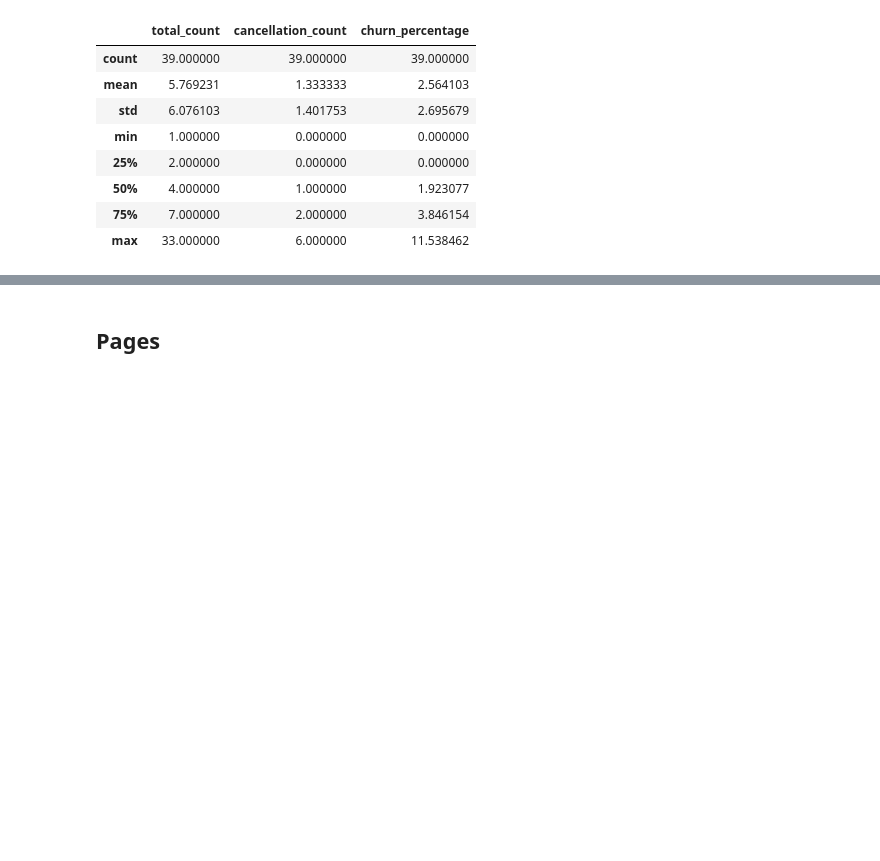
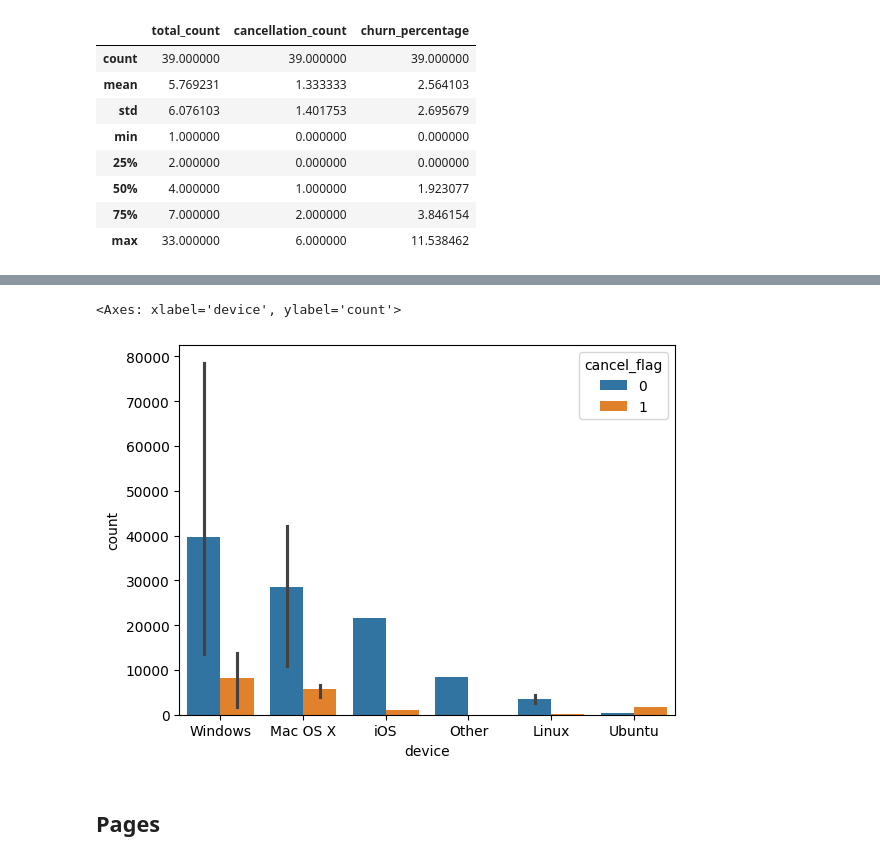
Before and after one commit to fletcherjacob/churn_project, a Jupyter notebook: spotify_churn.ipynb, the cells around one changed output, grey strips where cells are left out. Cells and saved outputs as stored; diff of their text form; code cells hidden in the pictures; blank space fills up the shorter version.

```diff
--- a/spotify_churn.ipynb
+++ b/spotify_churn.ipynb
@@ -119,0 +120,11 @@ spark = SparkSession.builder.master("local[4]").appName("Spark Churn").getOrCrea
+# %%
+total_physical_cores = 16
+available_cores_for_spark = total_physical_cores - 2
+# Create a Spark session with an appropriate app name and executor cores
+spark = (
+    SparkSession.builder.appName("Sparkify")
+    .config("spark.driver.memory", "12g")
+    .config("spark.executor.memory", "12g")
+    .config("spark.executor.cores", available_cores_for_spark)
+    .getOrCreate()
+)
@@ -120,9 +137,10 @@ spark = SparkSession.builder.master("local[4]").appName("Spark Churn").getOrCrea
 # %%
-path = "mini_sparkify_event_data.json"
-psdf = spark.read.json(path)
-psdf.persist()
+# userId is a string and NULL values shows as empty strings not NULL
 
-# userId is a string and NULL values shows as empty strings not NULL
+
+psdf = spark.read.json(
+    "/Users/jacobfletcher/git/churn_project/data/mini_sparkify_event_data.json"
+)
 psdf = psdf.withColumn("userId", col("userId").cast("int"))
 psdf.printSchema()
 
@@ -490,3 +560,8 @@ assert (
+# %%
+sns.barplot(data=browser_device_cancel, x='device', y='count', hue='cancel_flag')
+# %% [output]
+<Axes: xlabel='device', ylabel='count'>
+[figure, added]
 # %% [markdown]
 ## Pages
 # %%
```
Also changed, not shown: parts of 67 cells of this notebook.
